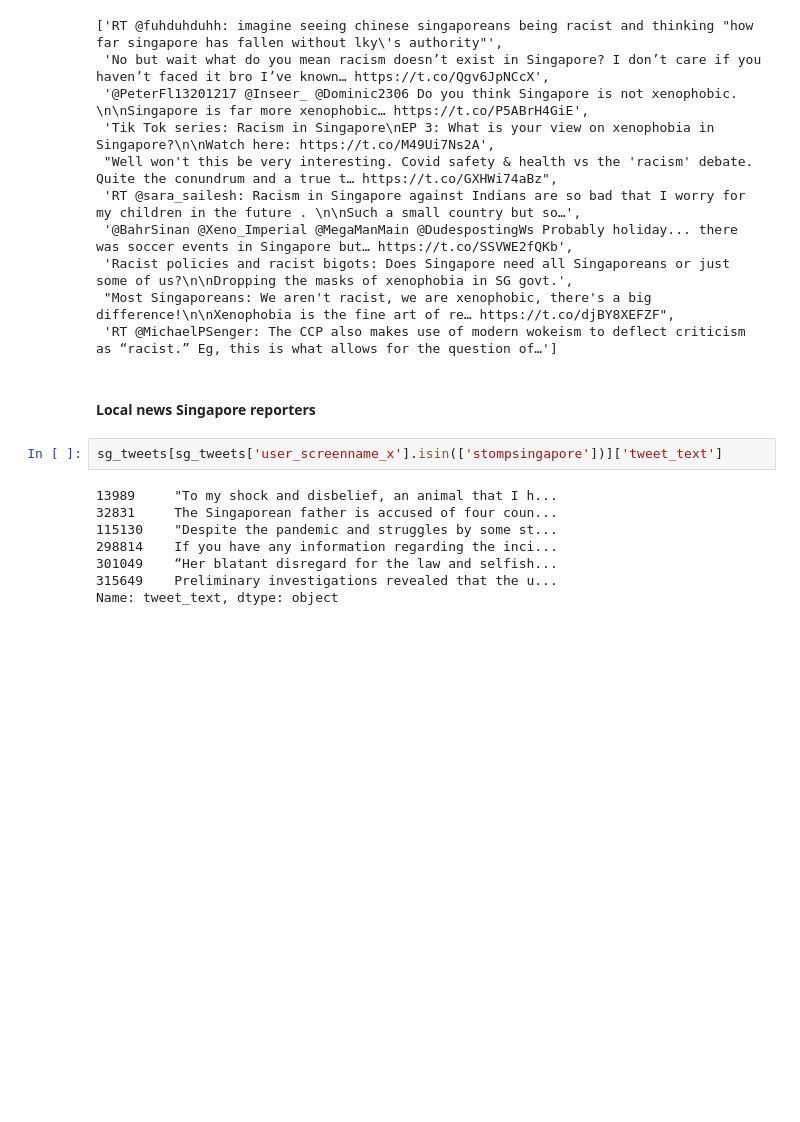
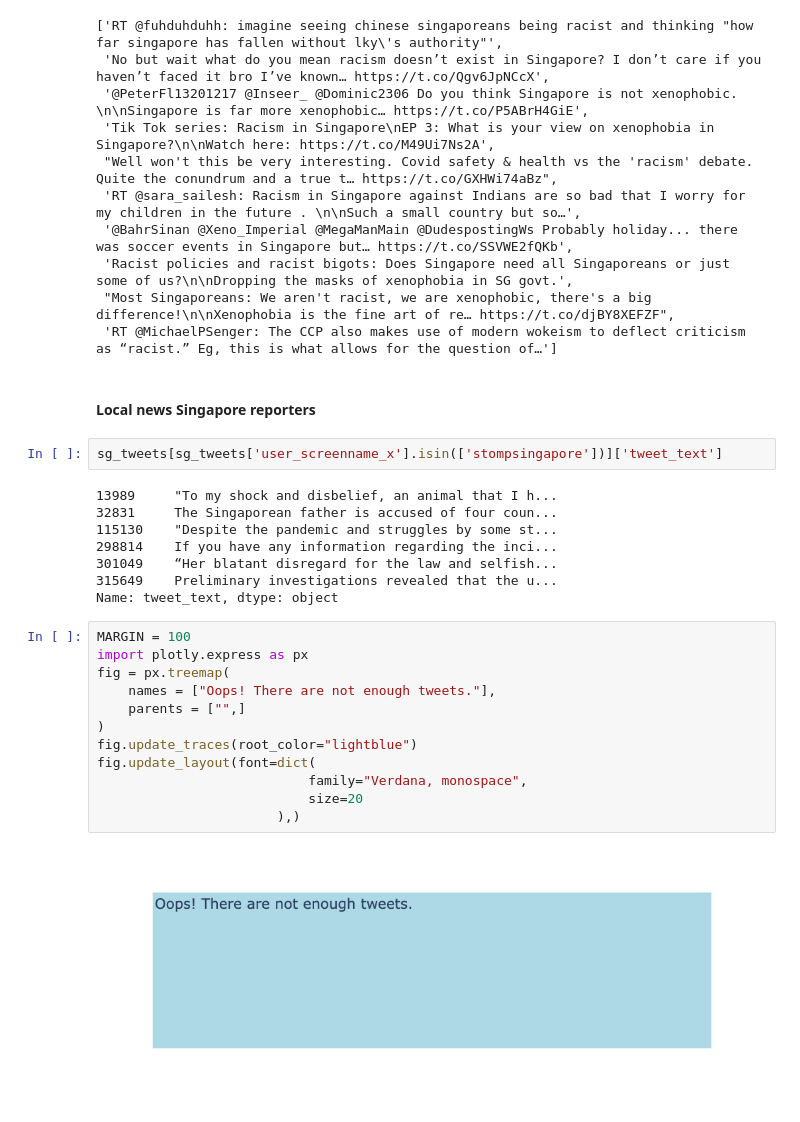
Before and after one commit to anshu0612/geocoded-tweets-analysis-dashboard, a Jupyter notebook: notebooks/sg_tweets_collection and_basic_eda.ipynb, the cells around one changed output. Saved outputs shown, nothing was run; the diff lists cells and outputs as text; blank space fills up the shorter version.

```diff
--- a/notebooks/sg_tweets_collection and_basic_eda.ipynb
+++ b/notebooks/sg_tweets_collection and_basic_eda.ipynb
@@ -1100,3 +1100,17 @@ sg_tweets[sg_tweets['user_screenname_x'].isin(['stompsingapore'])]['tweet_text']
 301049    “Her blatant disregard for the law and selfish...
 315649    Preliminary investigations revealed that the u...
 Name: tweet_text, dtype: object
+# %%
+MARGIN = 100
+import plotly.express as px
+fig = px.treemap(
+    names = ["Oops! There are not enough tweets."],
+    parents = ["",]
+)
+fig.update_traces(root_color="lightblue")
+fig.update_layout(font=dict(
+                           family="Verdana, monospace",
+                           size=20
+                       ),)
+# %% [output]
+[figure, added]
```
Also changed, not shown: parts of 1 cell of this notebook, 15 other files.
